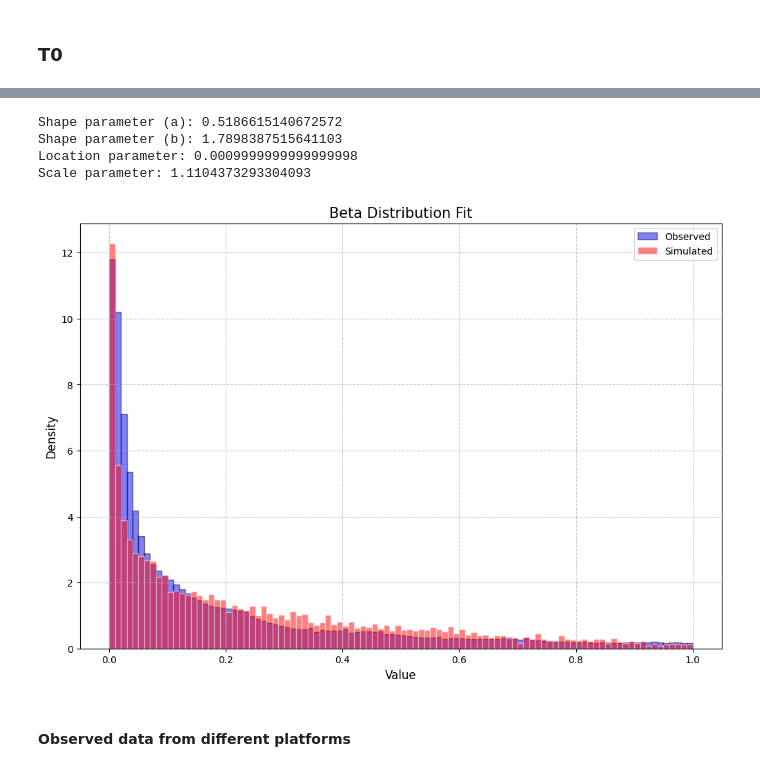
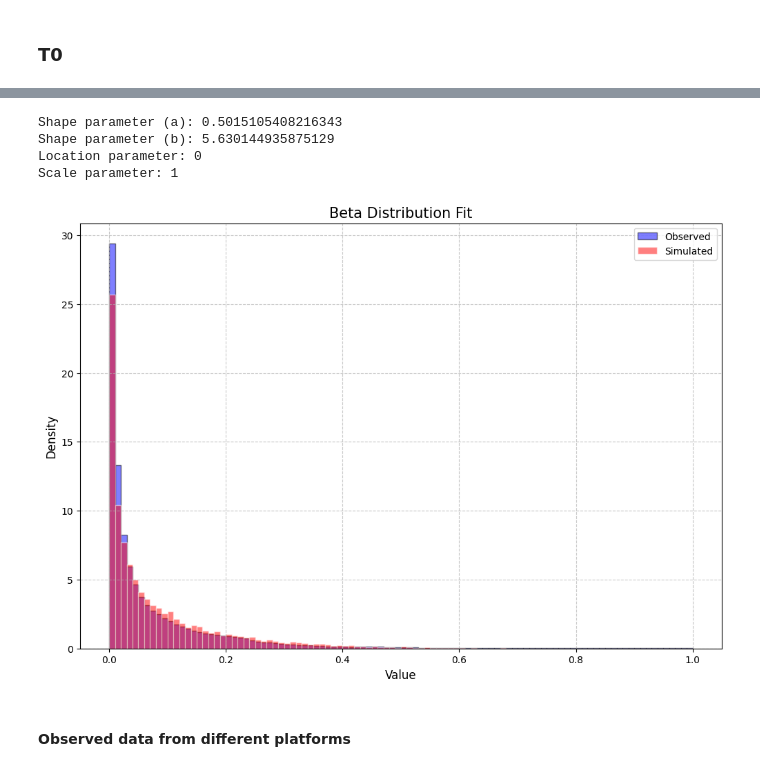
Before and after one commit to jacoponudo/Conversation_dynamics, a Jupyter notebook: src/SYN/search_parameters.ipynb, the cells around one changed output, grey strips where cells are left out. Saved outputs shown, nothing was run; the diff lists cells and outputs as text; code cells hidden in the pictures.

```diff
--- a/src/SYN/search_parameters.ipynb
+++ b/src/SYN/search_parameters.ipynb
@@ -107,38 +94,42 @@ from scipy.stats import beta
 # Function to fit beta distribution and return parameters
 def fit_beta_distribution(data):
     data = data[data > 0]  # Filter out zero or negative values
-    a, b, loc, scale = beta.fit(data)  #  ,floc=0, fscale=1)
+    a, b, loc, scale = beta.fit(data  )# ,floc=0, fscale=1)
     return {'a': a, 'b': b, 'loc': loc, 'scale': scale}
 
 # Example data fitting for each social media platform
 params_dict = {}
 
 # Example data fitting for YouTube (yt)
+print('Starting yt')
 social=yt
 data = social[social['sequential_number_of_comment_by_user_in_thread']==1]['temporal_distance_birth_base_100h']
 data = data[data > 0]
-yt_params = fit_beta_distribution(yt_data)
+yt_params = fit_beta_distribution(data)
 params_dict['yt'] = yt_params
 
 # Example data fitting for Facebook (fb)
+print('Starting fb')
 social=fb
 data = social[social['sequential_number_of_comment_by_user_in_thread']==1]['temporal_distance_birth_base_100h']
 data = data[data > 0]
-fb_params = fit_beta_distribution(fb_data)
+fb_params = fit_beta_distribution(data)
 params_dict['fb'] = fb_params
 
 # Example data fitting for Reddit (rd)
+print('Starting rd')
 social=rd
 data = social[social['sequential_number_of_comment_by_user_in_thread']==1]['temporal_distance_birth_base_100h']
 data = data[data > 0]
-rd_params = fit_beta_distribution(rd_data)
+rd_params = fit_beta_distribution(data)
 params_dict['rd'] = rd_params
 
 # Example data fitting for Voat (vo)
+print('Starting vo')
 social=vo
 data = social[social['sequential_number_of_comment_by_user_in_thread']==1]['temporal_distance_birth_base_100h']
 data = data[data > 0]
-vo_params = fit_beta_distribution(vo_data)
+vo_params = fit_beta_distribution(data)
 params_dict['vo'] = vo_params
 
 # Display the parameters
@@ -152,41 +164,46 @@ for social, params in params_dict.items():
 # %%
-# Filter out zero or negative values
 
-lista_dei_social=['fb', 'rd', 'yt', 'vo']
 
-social=yt
+social=fb
 data = social[social['sequential_number_of_comment_by_user_in_thread']==1]['temporal_distance_birth_base_100h']
 data = data[data > 0]
-a, b, loc, scale = beta.fit(data)#,floc=0, fscale=1)# fissa i parametri di posizione e scala
+a=fb_params['a']
+b=fb_params['b']
+loc=fb_params['loc']
+scale=fb_params['scale']
+
+
+
+
 simulated = beta.rvs(a, b, loc=loc, scale=scale, size=10000)
 print("Shape parameter (a):", a)
 print("Shape parameter (b):", b)
 print("Location parameter:", loc)
 print("Scale parameter:", scale)
 
 # Plot histogram
 plt.figure(figsize=(12, 8))
 bins = np.linspace(0, 1, 101)
 plt.hist(data, bins, alpha=0.5, label='Observed', color='blue', density=True, edgecolor='black')
 
 
 plt.hist(simulated, bins, alpha=0.5, label='Simulated', color='red', density=True, edgecolor='white')
 
 
 # Labels, title, legend, etc.
 plt.title('Beta Distribution Fit', fontsize=15)
 plt.xlabel('Value', fontsize=12)
 plt.ylabel('Density', fontsize=12)
 plt.legend(loc='upper right', fontsize=10)
 plt.grid(True, linestyle='--', alpha=0.7)
 
 plt.show()
 # %% [output]
-Shape parameter (a): 0.5186615140672572
-Shape parameter (b): 1.7898387515641103
-Location parameter: 0.0009999999999999998
-Scale parameter: 1.1104373293304093
+Shape parameter (a): 0.5015105408216343
+Shape parameter (b): 5.630144935875129
+Location parameter: 0
+Scale parameter: 1
-[figure, old version]
+[figure, new version]
 # %% [markdown]
 #### Observed data from different platforms
 # %%
```
Also changed, not shown: parts of 35 cells of this notebook.
